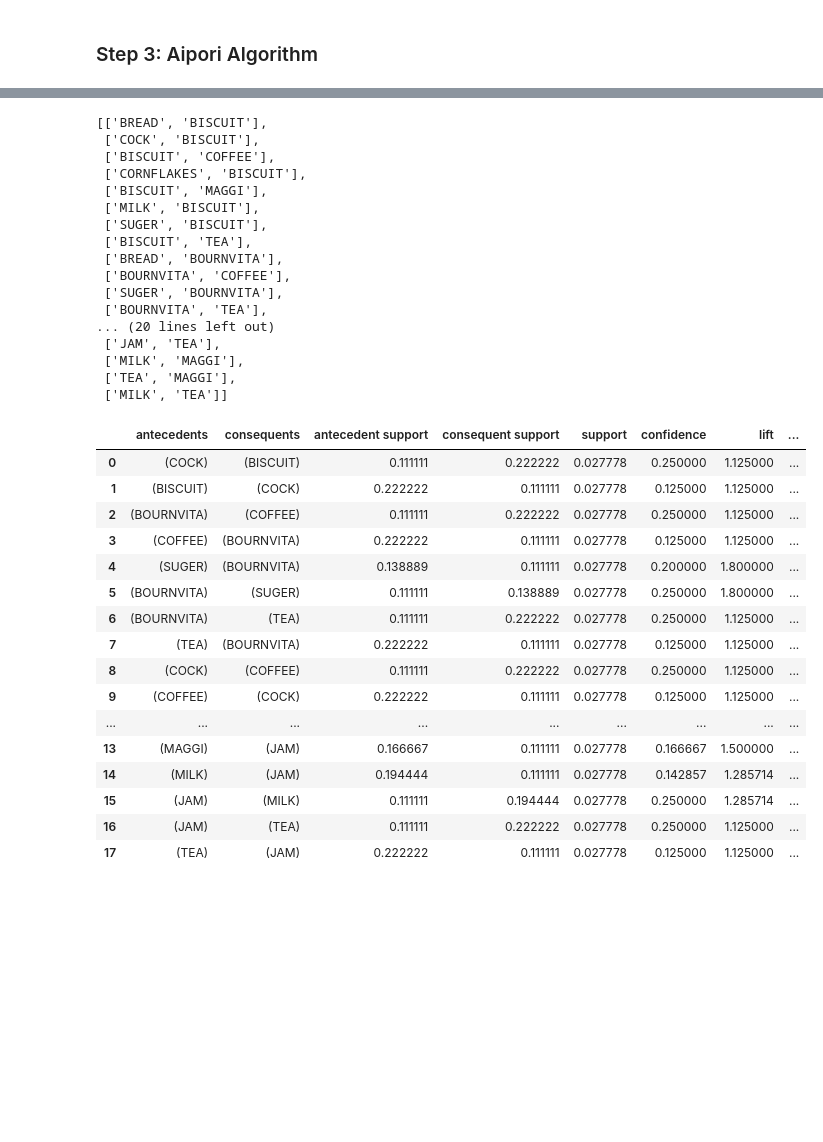
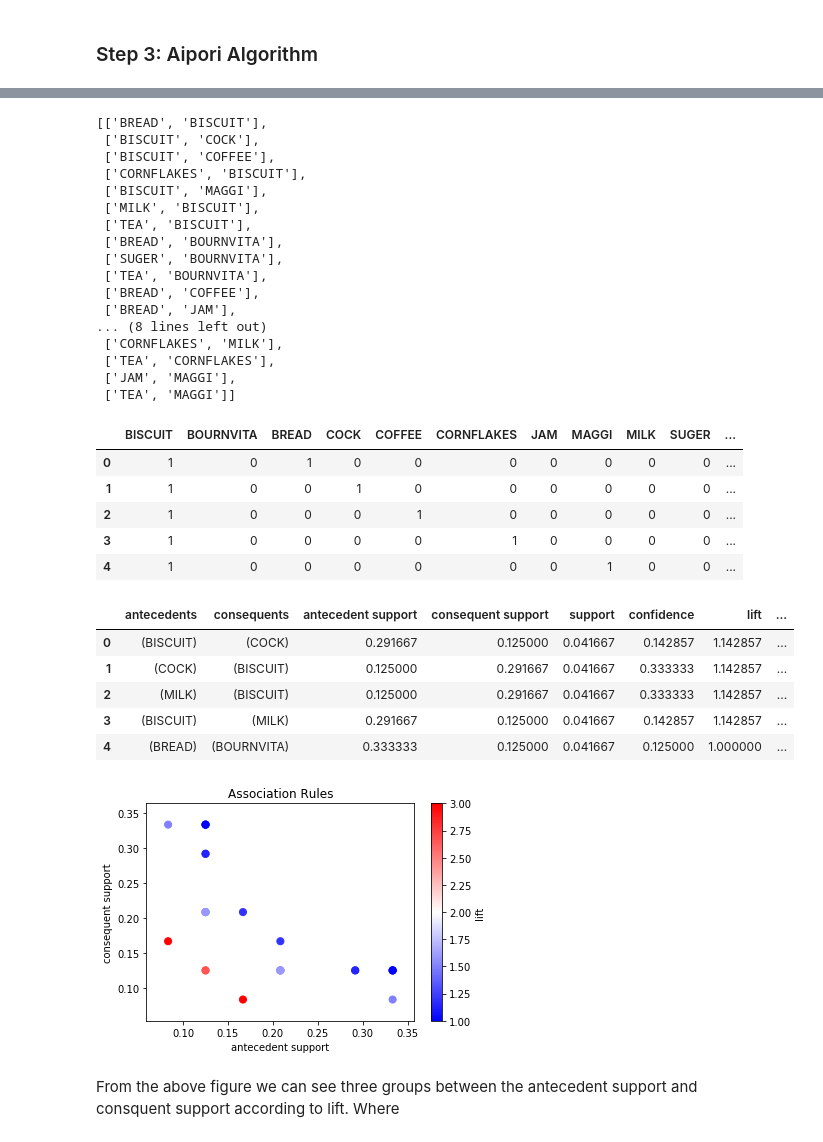
Before and after one commit to avielrs/Market-Basket-Analysis, a Jupyter notebook: MBA_Introduction.ipynb, the cells around one changed output, grey strips where cells are left out. Drawn from its saved outputs; the diff is of its cells as text; code cells hidden in the pictures; blank space fills up the shorter version.

```diff
--- a/MBA_Introduction.ipynb
+++ b/MBA_Introduction.ipynb
@@ -152,2 +333,3 @@ df.head()
 # %%
-frequent_itemsets = apriori(df, min_support = 0.005, use_colnames=True)
+# Set max_len = 4
+frequent_itemsets = apriori(df, min_support=0.1, use_colnames=True, max_len = 4)
@@ -217,22 +388,22 @@ basket = [list(x) for x in items['itemsets']]
 basket
 # %% [output]
 [['BREAD', 'BISCUIT'],
- ['COCK', 'BISCUIT'],
+ ['BISCUIT', 'COCK'],
  ['BISCUIT', 'COFFEE'],
  ['CORNFLAKES', 'BISCUIT'],
  ['BISCUIT', 'MAGGI'],
  ['MILK', 'BISCUIT'],
- ['SUGER', 'BISCUIT'],
- ['BISCUIT', 'TEA'],
+ ['TEA', 'BISCUIT'],
  ['BREAD', 'BOURNVITA'],
- ['BOURNVITA', 'COFFEE'],
  ['SUGER', 'BOURNVITA'],
- ['BOURNVITA', 'TEA'],
-... (20 lines left out)
- ['JAM', 'TEA'],
- ['MILK', 'MAGGI'],
- ['TEA', 'MAGGI'],
- ['MILK', 'TEA']]
+ ['TEA', 'BOURNVITA'],
+ ['BREAD', 'COFFEE'],
+ ['BREAD', 'JAM'],
+... (8 lines left out)
+ ['CORNFLAKES', 'MILK'],
+ ['TEA', 'CORNFLAKES'],
+ ['JAM', 'MAGGI'],
+ ['TEA', 'MAGGI']]
 # %%
 # Instantiate
 te = TransactionEncoder()
@@ -243,28 +414,43 @@ item = te.fit(basket).transform(basket)
 #Turn the encoded array into a DataFrame
 df = pd.DataFrame(item.astype("int"), columns=te.columns_)
 df.head()
+# %% [output]
+|  | BISCUIT | BOURNVITA | BREAD | COCK | COFFEE | CORNFLAKES | JAM | MAGGI | MILK | SUGER | ... |
+| 0 | 1 | 0 | 1 | 0 | 0 | 0 | 0 | 0 | 0 | 0 | ... |
+| 1 | 1 | 0 | 0 | 1 | 0 | 0 | 0 | 0 | 0 | 0 | ... |
+| 2 | 1 | 0 | 0 | 0 | 1 | 0 | 0 | 0 | 0 | 0 | ... |
+| 3 | 1 | 0 | 0 | 0 | 0 | 1 | 0 | 0 | 0 | 0 | ... |
+| 4 | 1 | 0 | 0 | 0 | 0 | 0 | 0 | 1 | 0 | 0 | ... |
 # %%
-x = apriori(df, min_support=0.005, use_colnames=True)
+x = apriori(df, min_support=0.01, use_colnames=True)
 # %%
 #take a look at the help for ways we can use this function
 association_rules = association_rules(x, metric="lift", min_threshold=1)
 # %%
-association_rules
+association_rules.head()
 # %% [output]
 |  | antecedents | consequents | antecedent support | consequent support | support | confidence | lift | ... |
-| 0 | (COCK) | (BISCUIT) | 0.111111 | 0.222222 | 0.027778 | 0.250000 | 1.125000 | ... |
-| 1 | (BISCUIT) | (COCK) | 0.222222 | 0.111111 | 0.027778 | 0.125000 | 1.125000 | ... |
-| 2 | (BOURNVITA) | (COFFEE) | 0.111111 | 0.222222 | 0.027778 | 0.250000 | 1.125000 | ... |
-| 3 | (COFFEE) | (BOURNVITA) | 0.222222 | 0.111111 | 0.027778 | 0.125000 | 1.125000 | ... |
-| 4 | (SUGER) | (BOURNVITA) | 0.138889 | 0.111111 | 0.027778 | 0.200000 | 1.800000 | ... |
-| 5 | (BOURNVITA) | (SUGER) | 0.111111 | 0.138889 | 0.027778 | 0.250000 | 1.800000 | ... |
-| 6 | (BOURNVITA) | (TEA) | 0.111111 | 0.222222 | 0.027778 | 0.250000 | 1.125000 | ... |
-| 7 | (TEA) | (BOURNVITA) | 0.222222 | 0.111111 | 0.027778 | 0.125000 | 1.125000 | ... |
-| 8 | (COCK) | (COFFEE) | 0.111111 | 0.222222 | 0.027778 | 0.250000 | 1.125000 | ... |
-| 9 | (COFFEE) | (COCK) | 0.222222 | 0.111111 | 0.027778 | 0.125000 | 1.125000 | ... |
-| ... | ... | ... | ... | ... | ... | ... | ... | ... |
-| 13 | (MAGGI) | (JAM) | 0.166667 | 0.111111 | 0.027778 | 0.166667 | 1.500000 | ... |
-| 14 | (MILK) | (JAM) | 0.194444 | 0.111111 | 0.027778 | 0.142857 | 1.285714 | ... |
-| 15 | (JAM) | (MILK) | 0.111111 | 0.194444 | 0.027778 | 0.250000 | 1.285714 | ... |
-| 16 | (JAM) | (TEA) | 0.111111 | 0.222222 | 0.027778 | 0.250000 | 1.125000 | ... |
-| 17 | (TEA) | (JAM) | 0.222222 | 0.111111 | 0.027778 | 0.125000 | 1.125000 | ... |
+| 0 | (BISCUIT) | (COCK) | 0.291667 | 0.125000 | 0.041667 | 0.142857 | 1.142857 | ... |
+| 1 | (COCK) | (BISCUIT) | 0.125000 | 0.291667 | 0.041667 | 0.333333 | 1.142857 | ... |
+| 2 | (MILK) | (BISCUIT) | 0.125000 | 0.291667 | 0.041667 | 0.333333 | 1.142857 | ... |
+| 3 | (BISCUIT) | (MILK) | 0.291667 | 0.125000 | 0.041667 | 0.142857 | 1.142857 | ... |
+| 4 | (BREAD) | (BOURNVITA) | 0.333333 | 0.125000 | 0.041667 | 0.125000 | 1.000000 | ... |
+# %%
+x = association_rules['antecedent support']
+y = association_rules['consequent support']
+
+color = association_rules['lift']
+label = association_rules['lift']
+
+plt.figure()
+plt.scatter(x, y, c = color, s = 50, cmap='bwr')
+plt.title('Association Rules')
+plt.xlabel('antecedent support')
+plt.ylabel('consequent support')
+plt.colorbar(label='lift')
+
+plt.show()
+# %% [output]
+[figure, added]
+# %% [markdown]
+From the above figure we can see three groups between the antecedent support and consquent support according to lift. Where
```
Also changed, not shown: parts of 25 cells of this notebook.
